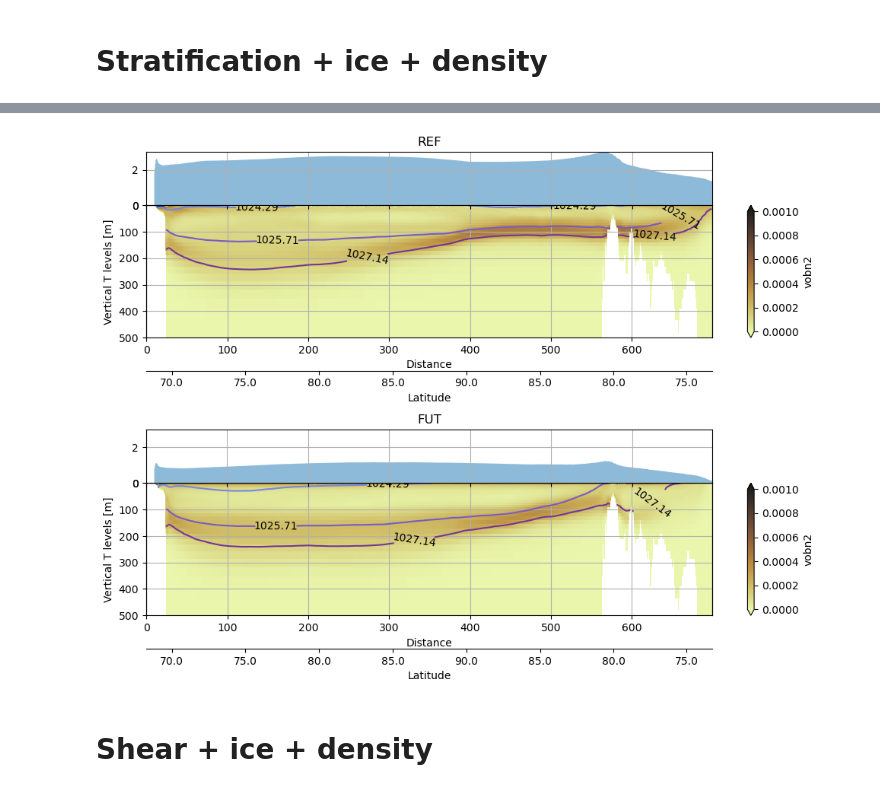
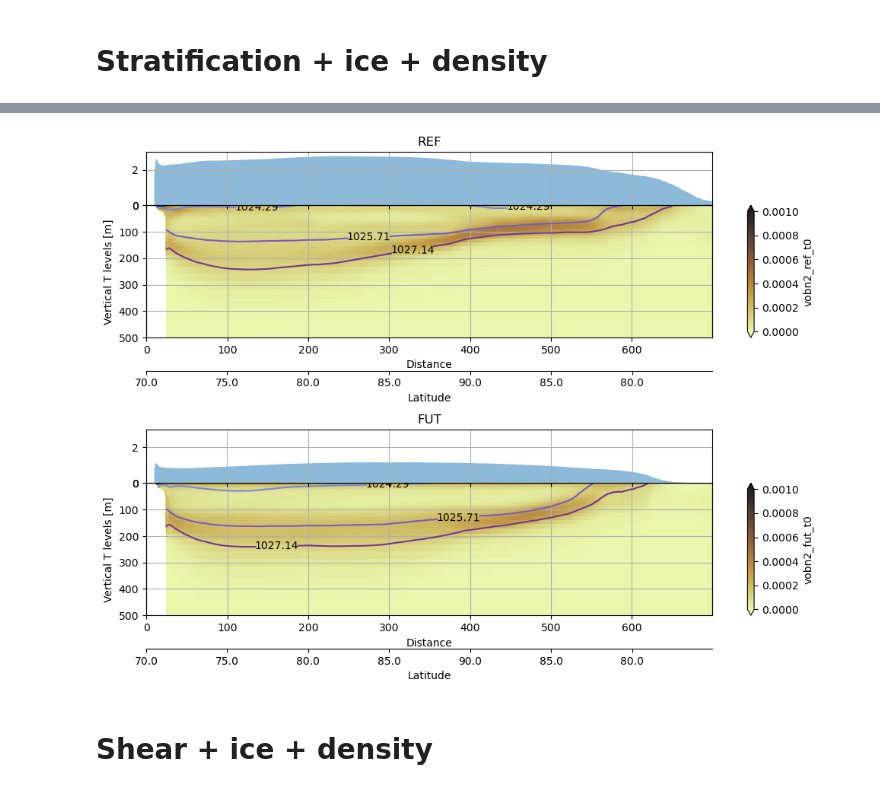
Before and after one commit to jk-rieck/future_arctic, a Jupyter notebook: Transect_plots.ipynb, the cells around one changed output, grey strips where cells are left out. Cells and saved outputs as stored; diff of their text form; code cells hidden in the pictures.

```diff
--- a/Transect_plots.ipynb
+++ b/Transect_plots.ipynb
@@ -137,3 +428,3 @@ diag_transect_FUT = transect_FUT.isel(x_points=diag, y_points=diag)
 # %%
-data2plot_REF_icethick = diag_transect_REF.mean('time_counter').compute()
-data2plot_FUT_icethick = diag_transect_FUT.mean('time_counter').compute()
+data2plot_REF_icethick_t2  = data2plot_icethic_t1.sithic_ref_t1.mean('time_counter').compute()
+data2plot_FUT_icethick_t2  = data2plot_icethic_t1.sithic_fut_t1.mean('time_counter').compute()
@@ -387,3 +546,3 @@ NSQUARE_FUT = NSQUARE_FUT.assign_coords({"nav_lon":grid.nav_lon,"nav_lat":grid.n
 # %%
-transect_REF = NSQUARE_REF.vobn2.assign_coords({"x":GRIDT_REF.x,"y":GRIDT_REF.y}).isel(x=ds_xi,y=ds_yi)
-transect_FUT = NSQUARE_FUT.vobn2.assign_coords({"x":GRIDT_REF.x,"y":GRIDT_REF.y}).isel(x=ds_xi,y=ds_yi)
+diag_transect_Nsquare_t0 = xr.open_dataset('/data0/project/drakkar/USERS/jrieck/transects/Nsquare_transect_0.nc')
+diag_transect_Nsquare_t1 = xr.open_dataset('/data0/project/drakkar/USERS/jrieck/transects/Nsquare_transect_1.nc')
@@ -394,2 +549,3 @@ diag_transect_FUT = transect_FUT.isel(x_points=diag, y_points=diag)
 # %%
-data2plot_REF_nsquare = diag_transect_REF.mean('time_counter').compute()
+data2plot_REF_nsquare = diag_transect_Nsquare_t0.vobn2_ref_t0.mean('time_counter').compute()
+data2plot_FUT_nsquare = diag_transect_Nsquare_t0.vobn2_fut_t0.mean('time_counter').compute()
@@ -396,2 +557,3 @@ data2plot_REF_nsquare = diag_transect_REF.mean('time_counter').compute()
 # %%
-data2plot_FUT_nsquare = diag_transect_FUT.mean('time_counter').compute()
+data2plot_REF_nsquare_t2 = diag_transect_Nsquare_t1.vobn2_ref_t1.mean('time_counter').compute()
+data2plot_FUT_nsquare_t2 = diag_transect_Nsquare_t1.vobn2_fut_t1.mean('time_counter').compute()
@@ -428,37 +605,39 @@ data2plot_FUT_nsquare.where(data2plot_REF_rho> 1000).plot(ax=ax2,cmap=cmo.turbid
 ice_ax = fig.add_axes([ax2.get_position().x0,ax2.get_position().y1-0.101,ax2.get_position().width,0.1])
 ice_ax.fill_between(data2plot_FUT_icethick.diag,data2plot_FUT_icethick*0,data2plot_FUT_icethick,alpha=0.5)
 ice_ax.grid()
 ice_ax.set_ylim((0,3))
 ice_ax.set_xlim((0,699))
 ice_ax.xaxis.set_ticklabels([])
 ice_ax.set_title("FUT")
 
 ax1.set_ylim((0,500))
 ax2.set_ylim((0,500))
 ax1.grid()
 ax2.grid()
 ax1.invert_yaxis()
 ax2.invert_yaxis()
 
 ax1.set_xlabel('Distance')
 ax2.set_xlabel('Distance')
 
-ax1_t = create_extra_axis(ax1)
-ax2_t = create_extra_axis(ax2)
+ax1_t = create_extra_axis(ax1,data2plot_REF_rho)
+ax2_t = create_extra_axis(ax2,data2plot_REF_rho)
 
 fig.canvas.draw()
 
 labels = [item.get_text() for item in ax1_t.get_xticklabels()]
-labels = [np.round(data2plot_REF.nav_lat.isel(diag=int(label)).values) for label in labels]
+labels = [np.round(data2plot_REF_rho.nav_lat.isel(diag=int(label)).values) for label in labels]
 
 ax1_t.set_xticklabels(labels)
 ax1_t.set_xlabel('Latitude')
 ax2_t.set_xticklabels(labels)
 ax2_t.set_xlabel('Latitude')
 
 plt.subplots_adjust(hspace=1.1)
+
+plt.savefig('./figures/ICE_density_N2_REF_FUT_test.pdf',dpi=300)
 # %% [output]
-[figure, old version]
+[figure, new version]
 # %% [markdown]
 # Shear + ice + density
 # %%
```
Also changed, not shown: parts of 107 cells of this notebook, 57 other files.
